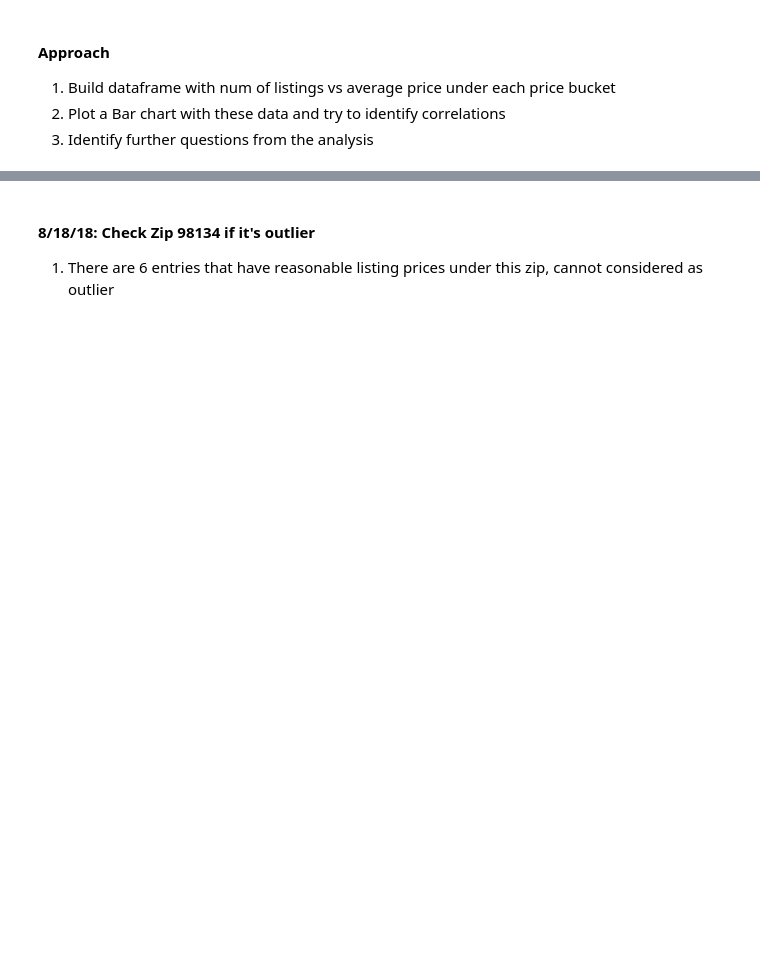
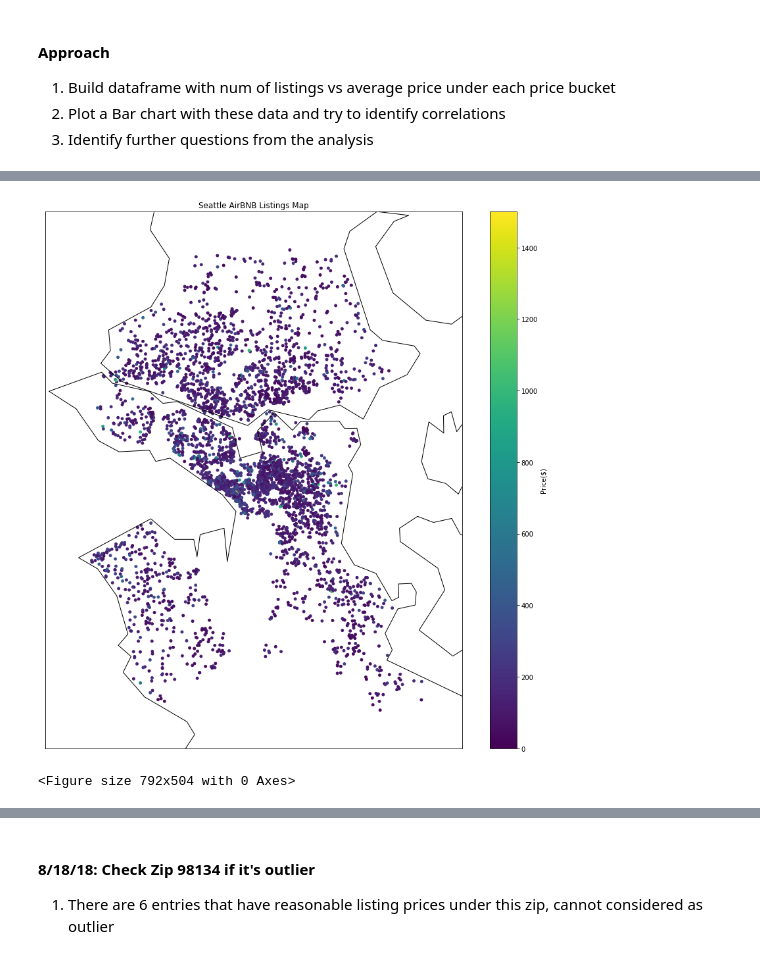
Before and after one commit to mikeli888/Springboard, a Jupyter notebook: sb2018_capstone1/Airbnb_pricing_analysis1.ipynb, the cells around one changed output, grey strips where cells are left out. Saved outputs shown, nothing was run; the diff lists cells and outputs as text; code cells hidden in the pictures; blank space fills up the shorter version.

```diff
--- a/sb2018_capstone1/Airbnb_pricing_analysis1.ipynb
+++ b/sb2018_capstone1/Airbnb_pricing_analysis1.ipynb
@@ -385,6 +391,6 @@ zipcode
 # %%
 #price_by_zips.plot(x='zipcode', kind='bar')
-plt.rcParams["figure.figsize"] = [20, 20]
+plt.rcParams["figure.figsize"] = [15, 15]
 bc = pricing_by_zips['mean_price'].plot.bar(rot=0)
 
 # Add text
@@ -397,6 +403,6 @@ for rect, label in zip(rects, labels):
 
 plt.xlabel('Zips')
 plt.ylabel('Average Listing Price By Zip')
-plt.title('Seattle Listing Prices By Zipcodes')
+plt.title(curr_city + ' Listing Prices By Zipcodes')
 plt.show()
 # %% [output]
@@ -403,0 +417,46 @@ plt.show()
+# %%
+# Map
+plt.rcParams["figure.figsize"] = [15,15]
+
+# Ref: Neighborhoods Map
+# https://i.pinimg.com/originals/7c/ff/82/7cff820ca0528814d012647beec14d56.gif
+
+##coordinates for plotting
+long_max = r_cleaned['longitude'].max() + .02
+long_min = r_cleaned['longitude'].min() -.02
+mid_long = (r_cleaned['longitude'].min() + r_cleaned['longitude'].max())/2
+
+lat_max = r_cleaned['latitude'].max() + .02
+lat_min = r_cleaned['latitude'].min() - .02
+mid_lat = (r_cleaned['latitude'].min() + r_cleaned['latitude'].max())/2
+
+#print(long_max, long_min, mid_long)
+#print(lat_max, lat_min, mid_lat)
+
+## map
+m = Basemap(projection='cyl',lat_0=mid_lat,lon_0=mid_long,\
+            llcrnrlat=lat_min,urcrnrlat=lat_max,\
+            llcrnrlon=long_min,urcrnrlon=long_max,\
+            rsphere=6371200.,resolution='h',area_thresh=10)
+m.drawcoastlines()
+m.drawstates()
+#m.drawcounties()   # 9/7/18: these 2 stmts caused errors
+#m.shadedrelief()
+
+## locations
+# draw 25% samples from original data set to reduce clutter in map
+#x, y = m(r_cleaned['longitude'], r_cleaned['latitude'])
+r_samples = r_cleaned.sample(frac=.25)
+x, y = m(r_samples['longitude'], r_samples['latitude'])
+sp = plt.scatter(x, y, c=r_samples['price'], s=15)
+
+plt.rcParams["figure.figsize"] = [11,7]
+cb = plt.colorbar(sp)
+cb.set_label('Price($)')
+plt.title(curr_city + ' AirBNB Listings Map')
+
+plt.show()
+plt.clf()
+# %% [output]
+[figure, added]
+<Figure size 792x504 with 0 Axes>
```
Also changed, not shown: parts of 23 cells of this notebook.
